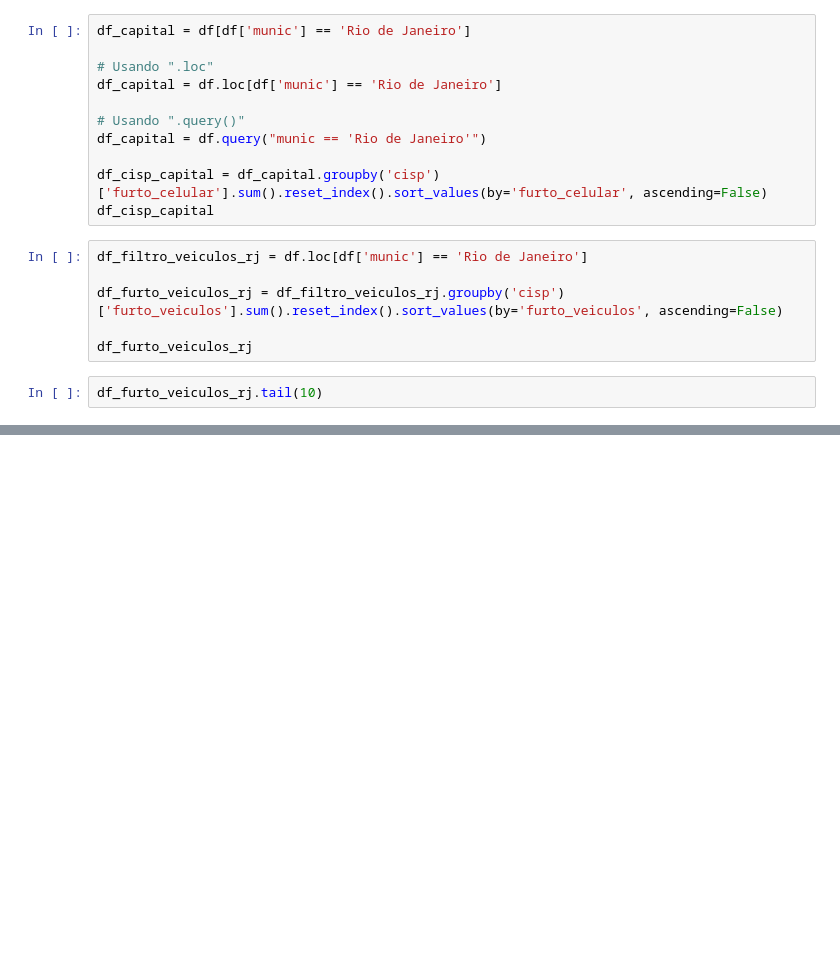
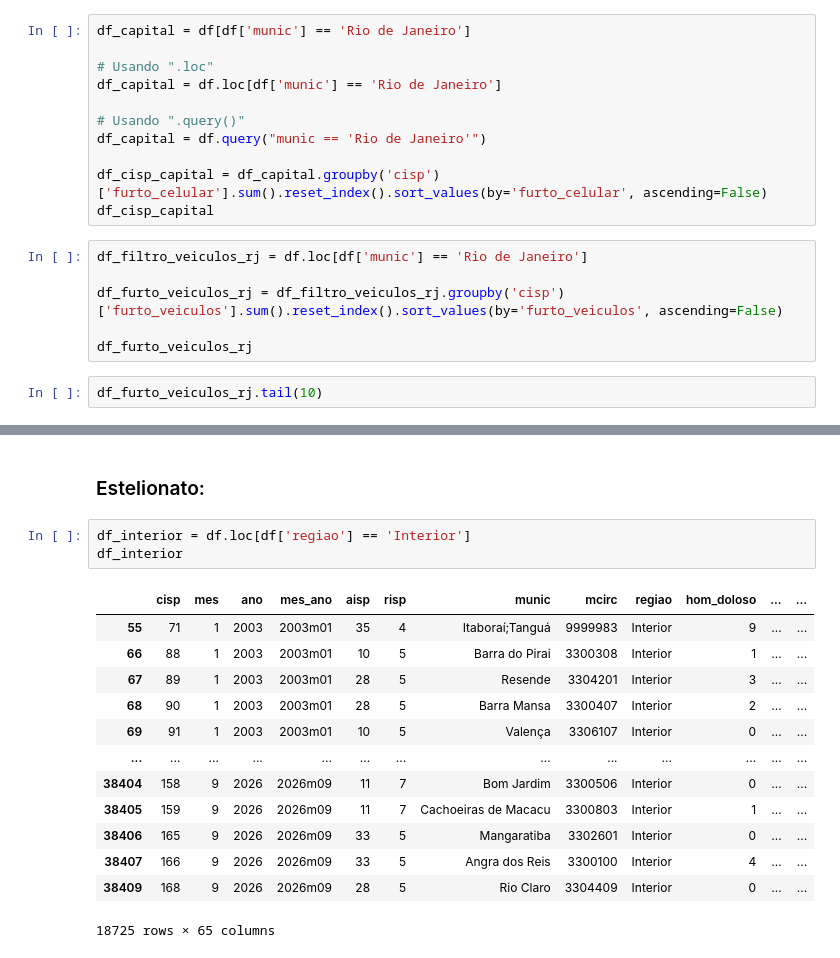
Before and after one commit to RafaelCruz660/UC2_Senac_dados, a Jupyter notebook: isp.ipynb, the cells around one changed output, grey strips where cells are left out. Saved outputs shown, nothing was run; the diff lists cells and outputs as text; blank space fills up the shorter version.

```diff
--- a/isp.ipynb
+++ b/isp.ipynb
@@ -37,0 +135,19 @@ df_furto_veiculos_rj.tail(10)
+# %% [markdown]
+### Estelionato:
+# %%
+df_interior = df.loc[df['regiao'] == 'Interior']
+df_interior
+# %% [output]
+|  | cisp | mes | ano | mes_ano | aisp | risp | munic | mcirc | regiao | hom_doloso | ... | ... |
+| 55 | 71 | 1 | 2003 | 2003m01 | 35 | 4 | Itaboraí;Tanguá | 9999983 | Interior | 9 | ... | ... |
+| 66 | 88 | 1 | 2003 | 2003m01 | 10 | 5 | Barra do Pirai | 3300308 | Interior | 1 | ... | ... |
+| 67 | 89 | 1 | 2003 | 2003m01 | 28 | 5 | Resende | 3304201 | Interior | 3 | ... | ... |
+| 68 | 90 | 1 | 2003 | 2003m01 | 28 | 5 | Barra Mansa | 3300407 | Interior | 2 | ... | ... |
+| 69 | 91 | 1 | 2003 | 2003m01 | 10 | 5 | Valença | 3306107 | Interior | 0 | ... | ... |
+| ... | ... | ... | ... | ... | ... | ... | ... | ... | ... | ... | ... | ... |
+| 38404 | 158 | 9 | 2026 | 2026m09 | 11 | 7 | Bom Jardim | 3300506 | Interior | 0 | ... | ... |
+| 38405 | 159 | 9 | 2026 | 2026m09 | 11 | 7 | Cachoeiras de Macacu | 3300803 | Interior | 1 | ... | ... |
+| 38406 | 165 | 9 | 2026 | 2026m09 | 33 | 5 | Mangaratiba | 3302601 | Interior | 0 | ... | ... |
+| 38407 | 166 | 9 | 2026 | 2026m09 | 33 | 5 | Angra dos Reis | 3300100 | Interior | 4 | ... | ... |
+| 38409 | 168 | 9 | 2026 | 2026m09 | 28 | 5 | Rio Claro | 3304409 | Interior | 0 | ... | ... |
+18725 rows × 65 columns
```
Also changed, not shown: parts of 24 cells of this notebook, 1 other file.
